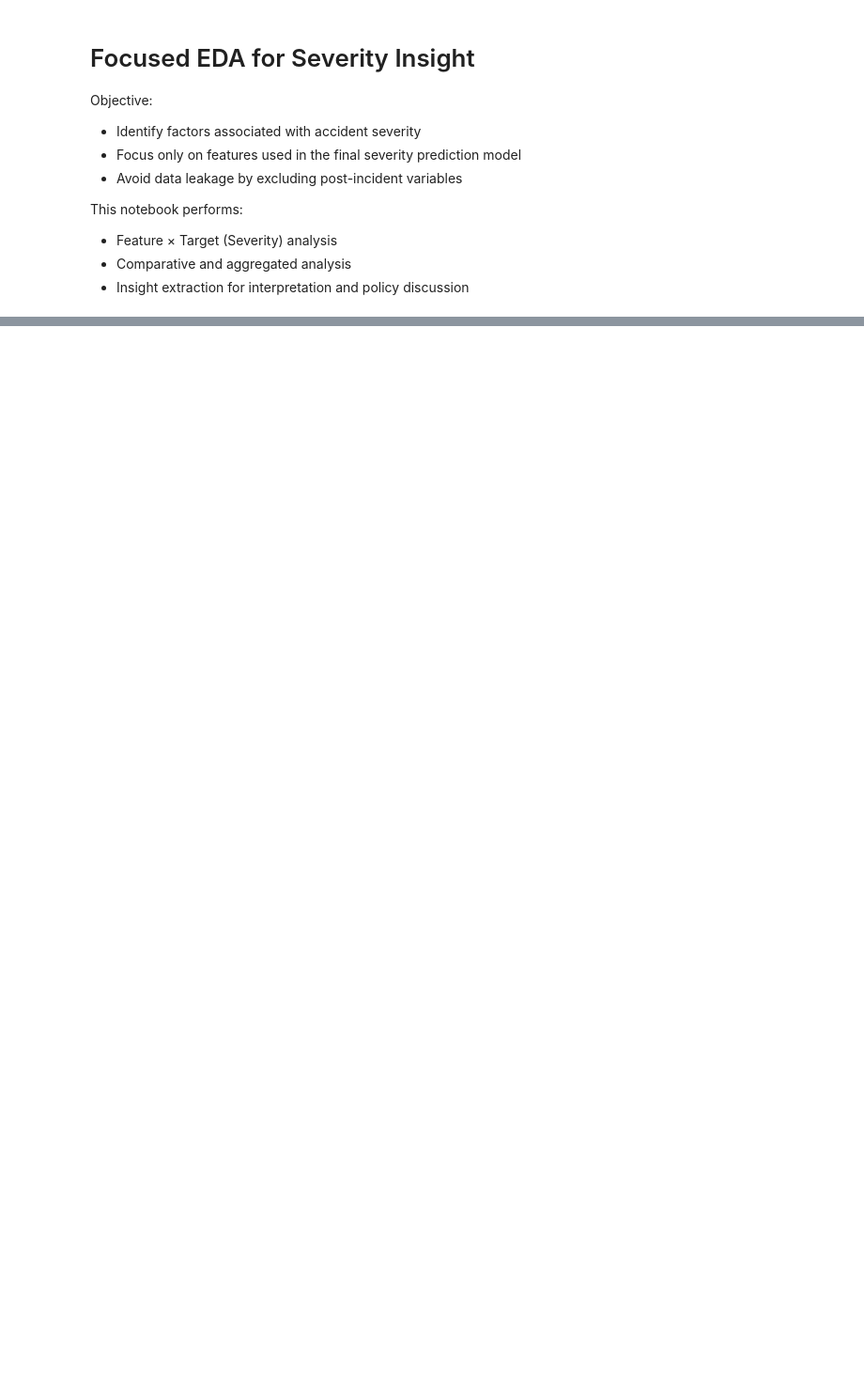
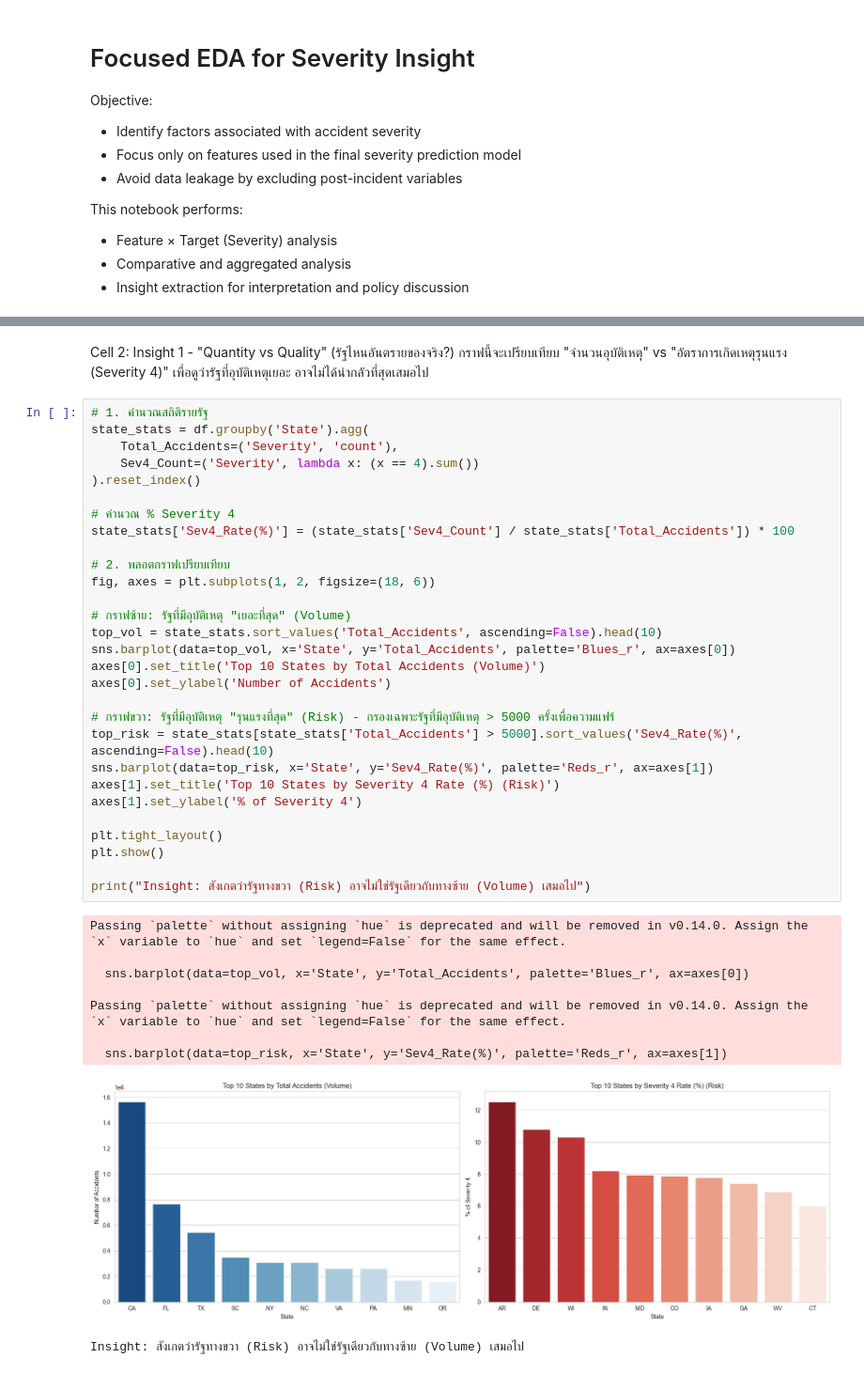
Before and after one commit to wittgenstein-byte/US-Traffic-Accident-BigData-Analysis, a Jupyter notebook: notebooks/04_focused_eda_for_insight.ipynb, the cells around one changed output, grey strips where cells are left out. Shown at 94% size. Cells and saved outputs as stored; diff of their text form; blank space fills up the shorter version.

Commit message:
update EDA, cleaning, feature engineering, modeling and visualization notebooks

```diff
--- a/notebooks/04_focused_eda_for_insight.ipynb
+++ b/notebooks/04_focused_eda_for_insight.ipynb
@@ -184,0 +57,42 @@ Next step:
+# %% [markdown]
+Cell 2: Insight 1 - "Quantity vs Quality" (รัฐไหนอันตรายของจริง?)
+กราฟนี้จะเปรียบเทียบ "จำนวนอุบัติเหตุ" vs "อัตราการเกิดเหตุรุนแรง (Severity 4)" เพื่อดูว่ารัฐที่อุบัติเหตุเยอะ อาจไม่ได้น่ากลัวที่สุดเสมอไป
+# %%
+# 1. คำนวณสถิติรายรัฐ
+state_stats = df.groupby('State').agg(
+    Total_Accidents=('Severity', 'count'),
+    Sev4_Count=('Severity', lambda x: (x == 4).sum())
+).reset_index()
+
+# คำนวณ % Severity 4
+state_stats['Sev4_Rate(%)'] = (state_stats['Sev4_Count'] / state_stats['Total_Accidents']) * 100
+
+# 2. พลอตกราฟเปรียบเทียบ
+fig, axes = plt.subplots(1, 2, figsize=(18, 6))
+
+# กราฟซ้าย: รัฐที่มีอุบัติเหตุ "เยอะที่สุด" (Volume)
+top_vol = state_stats.sort_values('Total_Accidents', ascending=False).head(10)
+sns.barplot(data=top_vol, x='State', y='Total_Accidents', palette='Blues_r', ax=axes[0])
+axes[0].set_title('Top 10 States by Total Accidents (Volume)')
+axes[0].set_ylabel('Number of Accidents')
+
+# กราฟขวา: รัฐที่มีอุบัติเหตุ "รุนแรงที่สุด" (Risk) - กรองเฉพาะรัฐที่มีอุบัติเหตุ > 5000 ครั้งเพื่อความแฟร์
+top_risk = state_stats[state_stats['Total_Accidents'] > 5000].sort_values('Sev4_Rate(%)', ascending=False).head(10)
+sns.barplot(data=top_risk, x='State', y='Sev4_Rate(%)', palette='Reds_r', ax=axes[1])
+axes[1].set_title('Top 10 States by Severity 4 Rate (%) (Risk)')
+axes[1].set_ylabel('% of Severity 4')
+
+plt.tight_layout()
+plt.show()
+
+print("Insight: สังเกตว่ารัฐทางขวา (Risk) อาจไม่ใช่รัฐเดียวกับทางซ้าย (Volume) เสมอไป")
+# %% [output]
+Passing `palette` without assigning `hue` is deprecated and will be removed in v0.14.0. Assign the `x` variable to `hue` and set `legend=False` for the same effect.
+
+  sns.barplot(data=top_vol, x='State', y='Total_Accidents', palette='Blues_r', ax=axes[0])
+
+Passing `palette` without assigning `hue` is deprecated and will be removed in v0.14.0. Assign the `x` variable to `hue` and set `legend=False` for the same effect.
+
+  sns.barplot(data=top_risk, x='State', y='Sev4_Rate(%)', palette='Reds_r', ax=axes[1])
+[figure, added]
+Insight: สังเกตว่ารัฐทางขวา (Risk) อาจไม่ใช่รัฐเดียวกับทางซ้าย (Volume) เสมอไป
```
Also changed, not shown: parts of 38 cells of this notebook, 4 other files.
